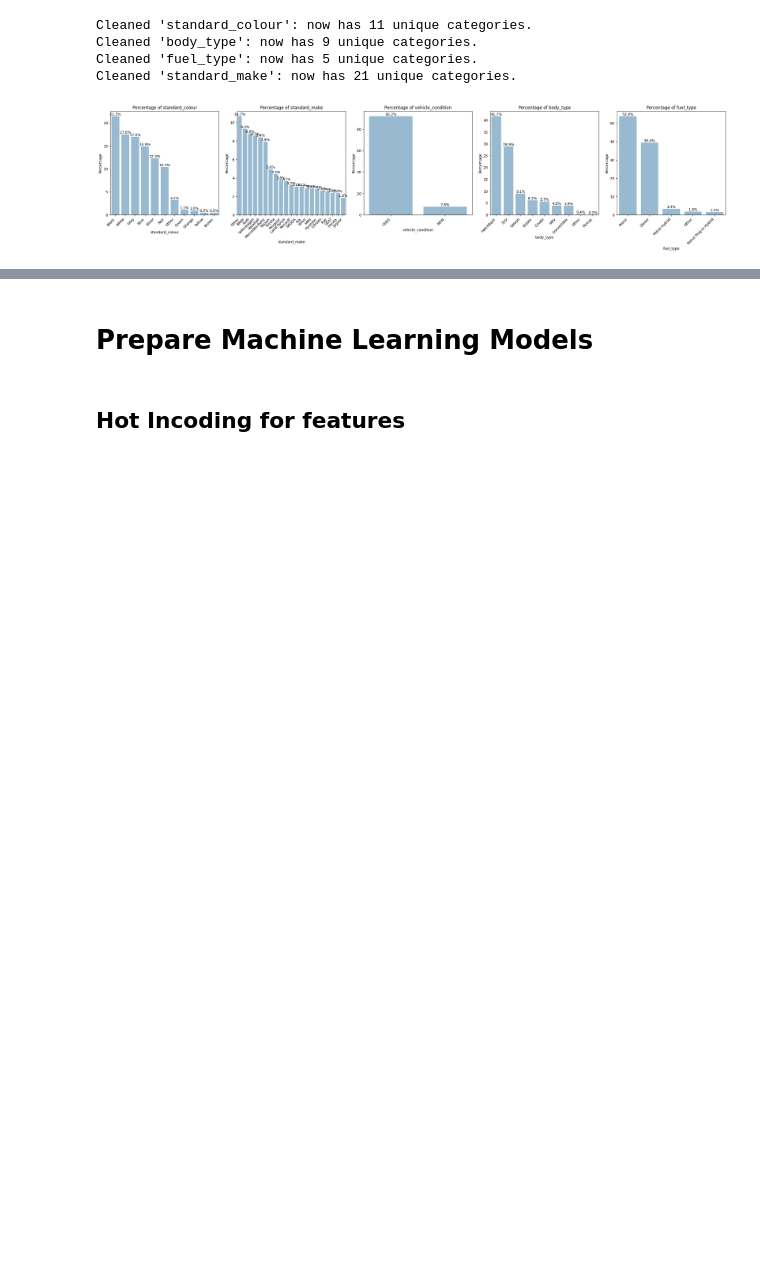
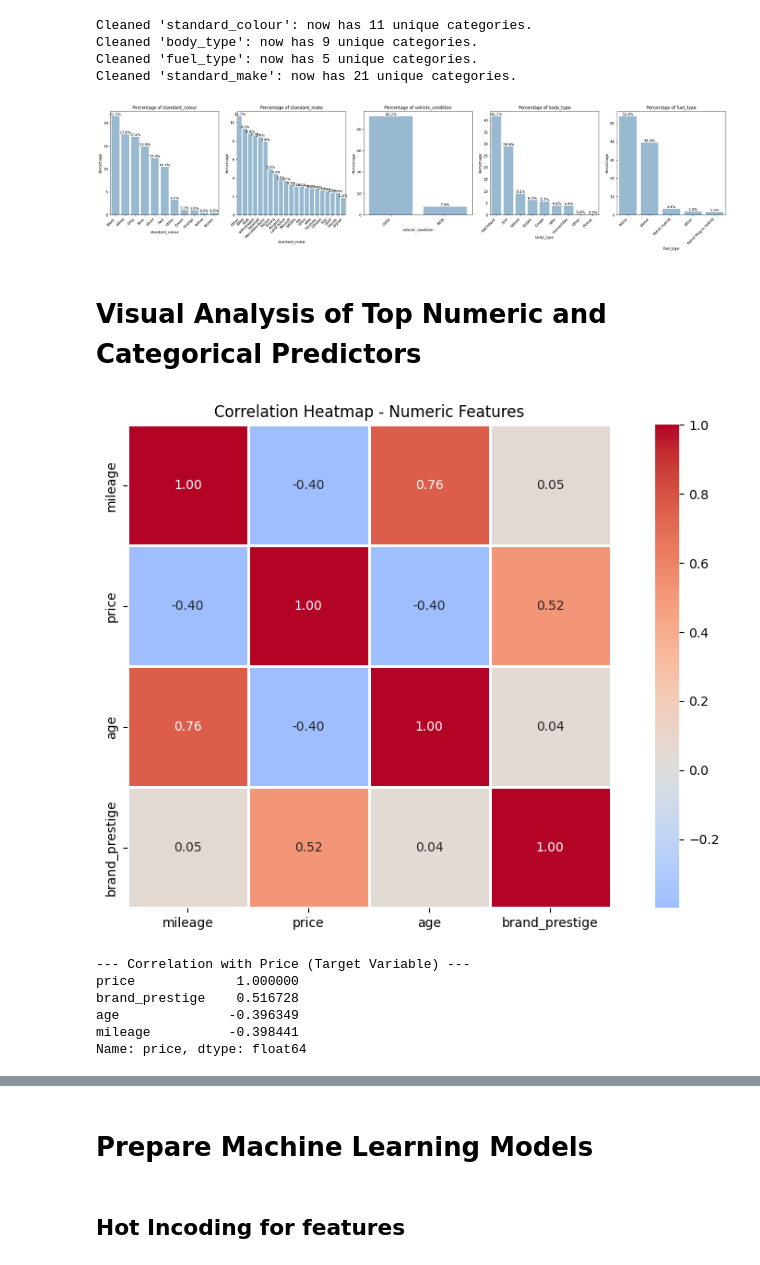
Before and after one commit to ian-shade/Autotrader-Cars-Price-Predictions-ML, a Jupyter notebook: ml_project.ipynb, the cells around one changed output, grey strips where cells are left out. Drawn from its saved outputs; the diff is of its cells as text; code cells hidden in the pictures; blank space fills up the shorter version.

```diff
--- a/ml_project.ipynb
+++ b/ml_project.ipynb
@@ -370,3 +372,31 @@ Cleaned 'standard_make': now has 21 unique categories.
 printCountCategorical()
 # %% [output]
 [figure]
+# %% [markdown]
+# Visual Analysis of Top Numeric and Categorical Predictors
+# %%
+# Select only numeric columns for correlation
+numeric_cols = df.select_dtypes(include=[np.number]).columns.tolist()
+correlation_matrix = df[numeric_cols].corr()
+
+# Focus on correlation with price
+price_correlation = correlation_matrix['price'].sort_values(ascending=False)
+
+# Visualization
+plt.figure(figsize=(10, 6))
+sns.heatmap(correlation_matrix, annot=True, fmt='.2f', cmap='coolwarm',
+            center=0, square=True, linewidths=1)
+plt.title('Correlation Heatmap - Numeric Features')
+plt.tight_layout()
+plt.show()
+
+print("\n--- Correlation with Price (Target Variable) ---")
+print(price_correlation)
+# %% [output]
+[figure, added]
+--- Correlation with Price (Target Variable) ---
+price             1.000000
+brand_prestige    0.516728
+age              -0.396349
+mileage          -0.398441
+Name: price, dtype: float64
```
Also changed, not shown: parts of 29 cells of this notebook.
